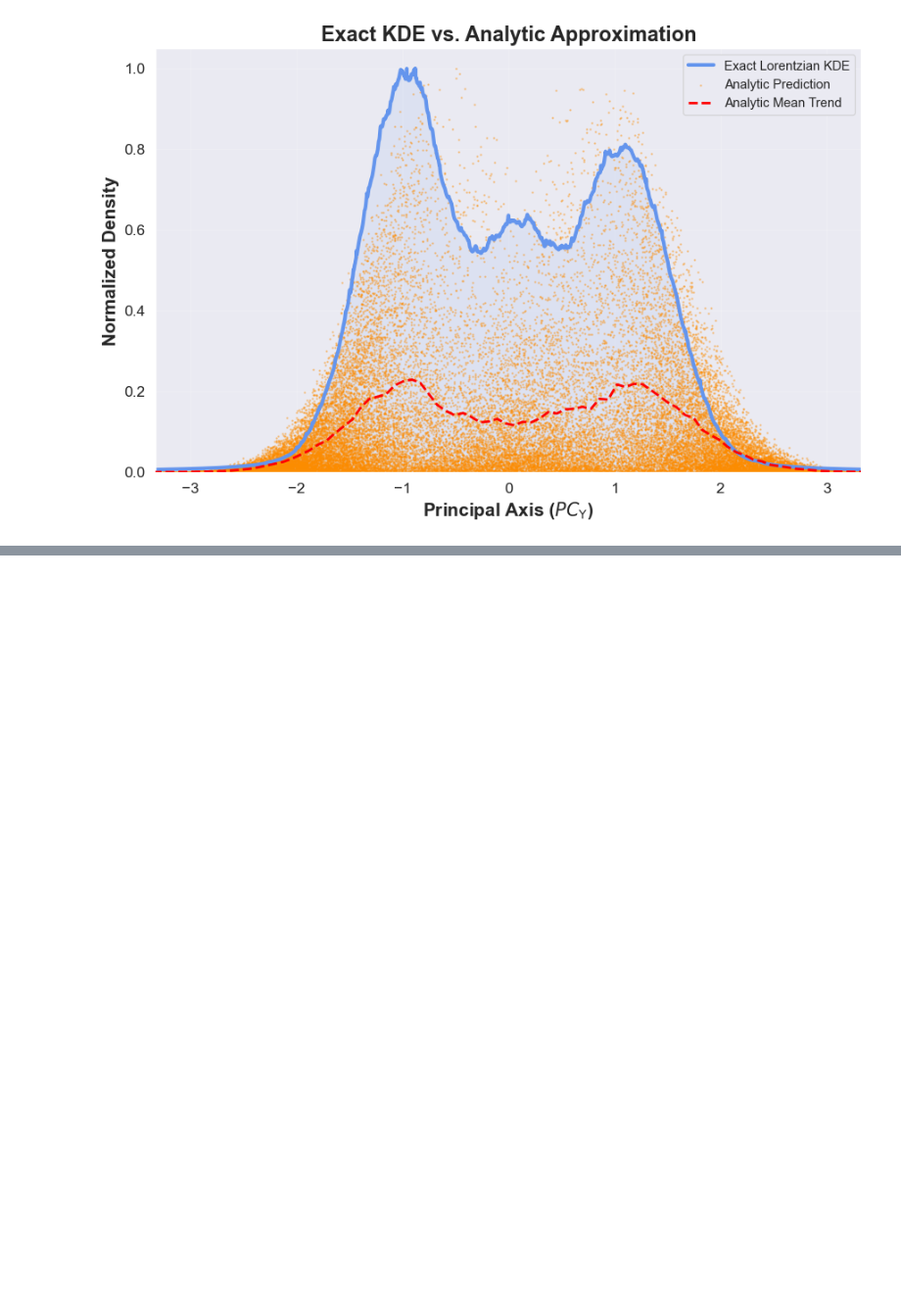
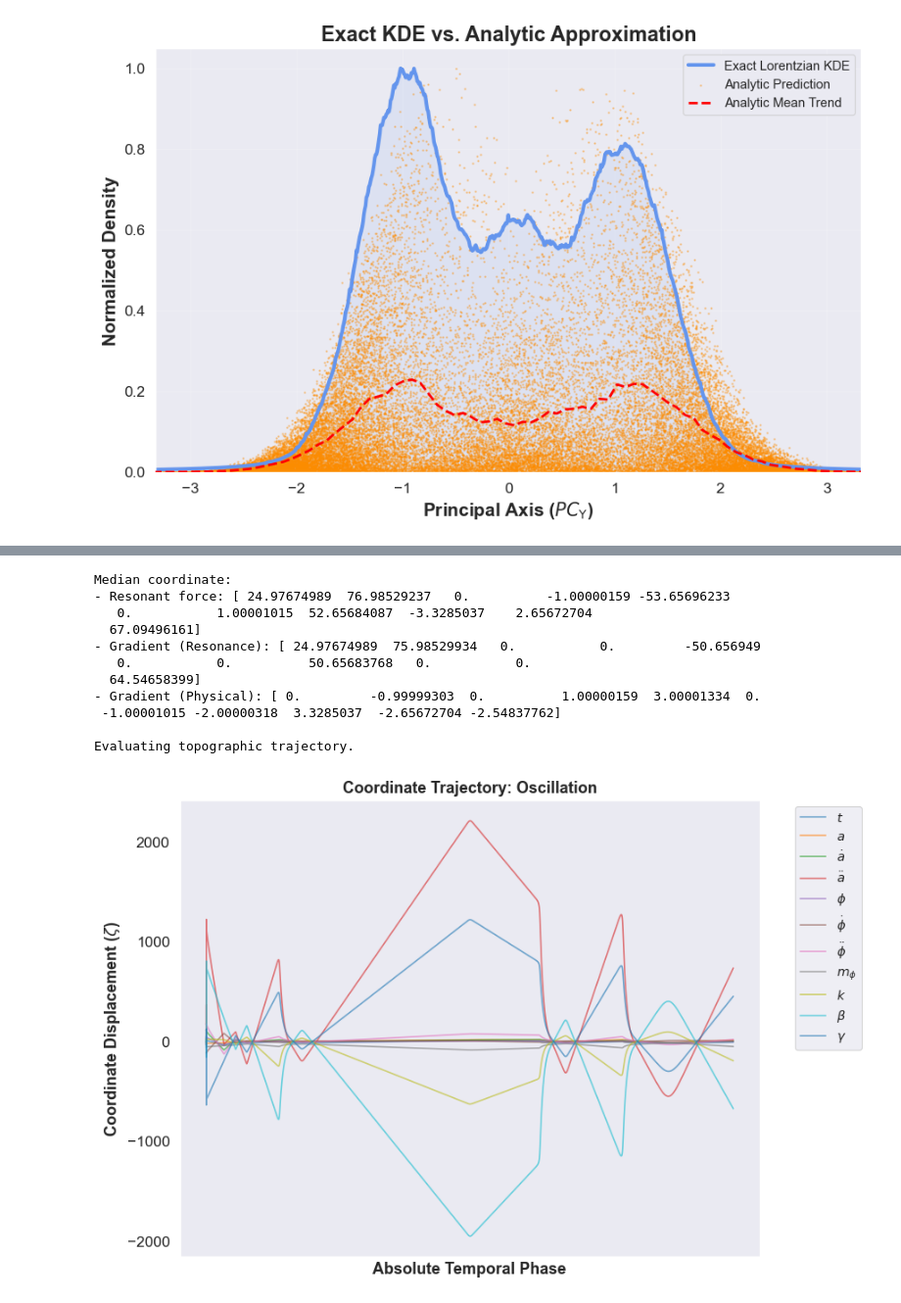
Before and after one commit to jgsoltes/Spacetime-KDE, a Jupyter notebook: Universe_KDE.ipynb, the cells around one changed output, grey strips where cells are left out. Shown at 98% size. Saved outputs shown, nothing was run; the diff lists cells and outputs as text; code cells hidden in the pictures; blank space fills up the shorter version.

Commit message:
Polished version
with topographic trajectory calculations

```diff
--- a/Universe_KDE.ipynb
+++ b/Universe_KDE.ipynb
@@ -2079,0 +2029,80 @@ Dark Energy (Phantom):
+# %%
+# median coordinate ~= expected value
+zeta_curr = encode_zeta(np.median(df_physics[zeta_order_si], axis=0))
+net_force, grad_res, grad_phys = resonant_force(zeta_curr)
+
+print('Median coordinate:')
+print(f'- Resonant force: {net_force}')
+print(f'- Gradient (Resonance): {grad_res}')
+print(f'- Gradient (Physical): {grad_phys}\n')
+
+# initialize constants
+I_11 = np.eye(n_dim)
+inv_covariance = iso_params['W_zca_inv'] # \Sigma^{-1}
+inv_sqrt_covariance = iso_params['W_zca']  # \Sigma^{-1/2}
+
+dt = (4*np.pi*0.000444444444444444) # multiples of pi * 0.00044 (empirical)
+n_steps = 160000
+D_coef = 11
+h_0 = np.linalg.norm(hbar/2 * norm_entropies * iso_params['W_zca'])
+
+# initialize variables
+zeta_curr = encode_zeta(np.mean(df_physics[zeta_order_si], axis=0))
+v_curr = np.ones(11) # small initial velocity
+
+coordinate_history = []
+zeta_0 = encode_zeta(np.median(df_physics[zeta_order_si], axis=0))
+
+print('Evaluating topographic trajectory.')
+for i in range(0, n_steps):
+    h_zeta = quantum_bandwidth(zeta_curr, iso_params['W_zca_inv'], norm_entropies)[0]
+    delta_h = np.maximum(h_zeta - h_0, hbar/2)
+
+    delta_zeta = (zeta_curr - zeta_0).flatten()
+    dist = np.linalg.norm(delta_zeta)
+
+    # restoring term
+    direction = delta_zeta / dist
+    restoring_force = -(1.0 / delta_h) * np.dot(inv_covariance, direction) * dist
+
+    # damping term
+    damping_matrix = (D_coef / h_zeta) * inv_sqrt_covariance
+    damping_force = np.dot(damping_matrix, v_curr)
+
+    # acceleration term
+    acceleration = restoring_force - damping_force
+
+    coordinate_history.append(zeta_curr.flatten())
+
+    # integration updates
+    v_curr += acceleration * dt
+    zeta_curr += v_curr * dt
+
+coordinate_history = np.array(coordinate_history)
+
+# plot trajectories
+plt.figure(figsize=(9, 6))
+for d in range(11):
+    sns.lineplot(data=coordinate_history[:, d], alpha=0.6, label=list(plot_label_map.values())[d])
+plt.title('Coordinate Trajectory: Oscillation', fontsize=13, fontweight='bold')
+plt.xlabel('Absolute Temporal Phase', fontsize=13, fontweight='bold')
+plt.xticks([])
+plt.ylabel('Coordinate Displacement ($\zeta$)', fontsize=13, fontweight='bold')
+plt.legend(bbox_to_anchor=(1.05, 1), loc='upper left')
+
+plt.tight_layout()
+plt.savefig('plots/cosmic_oscillation.png')
+plt.show()
+# %% [output]
+Median coordinate:
+- Resonant force: [ 24.97674989  76.98529237   0.          -1.00000159 -53.65696233
+   0.           1.00001015  52.65684087  -3.3285037    2.65672704
+  67.09496161]
+- Gradient (Resonance): [ 24.97674989  75.98529934   0.           0.         -50.656949
+   0.           0.          50.65683768   0.           0.
+  64.54658399]
+- Gradient (Physical): [ 0.         -0.99999303  0.          1.00000159  3.00001334  0.
+ -1.00001015 -2.00000318  3.3285037  -2.65672704 -2.54837762]
+
+Evaluating topographic trajectory.
+[figure, added]
```
Also changed, not shown: parts of 12 cells of this notebook.
